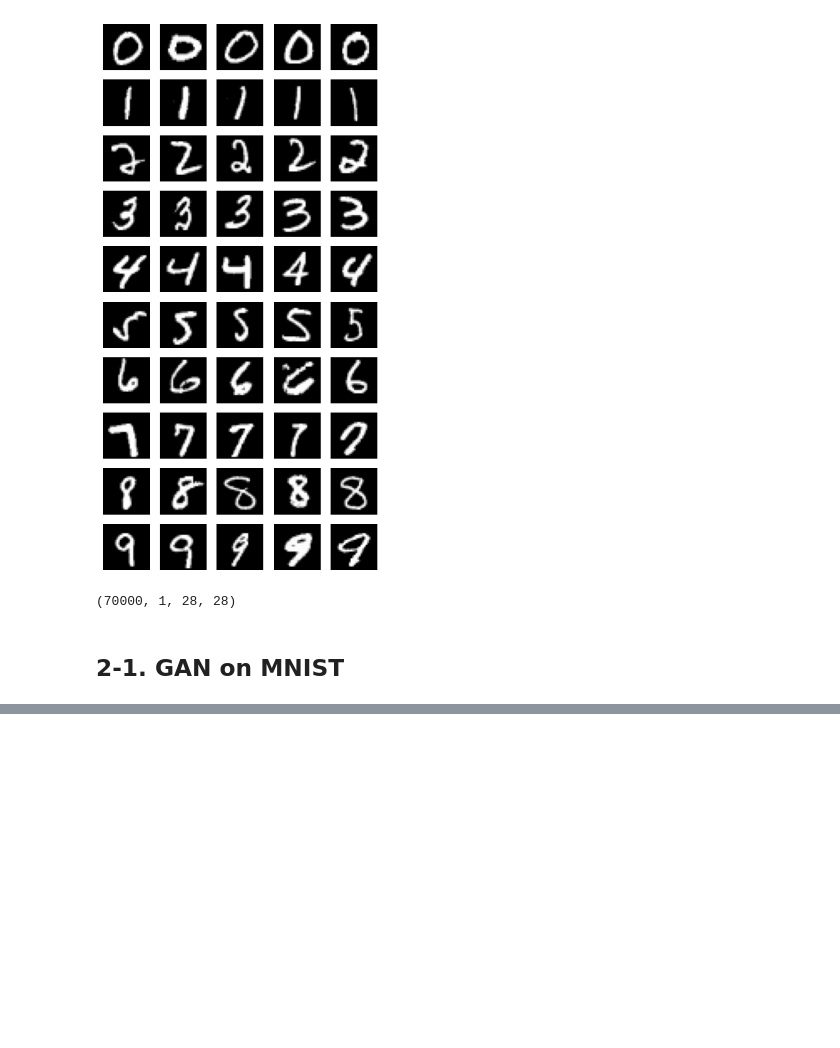
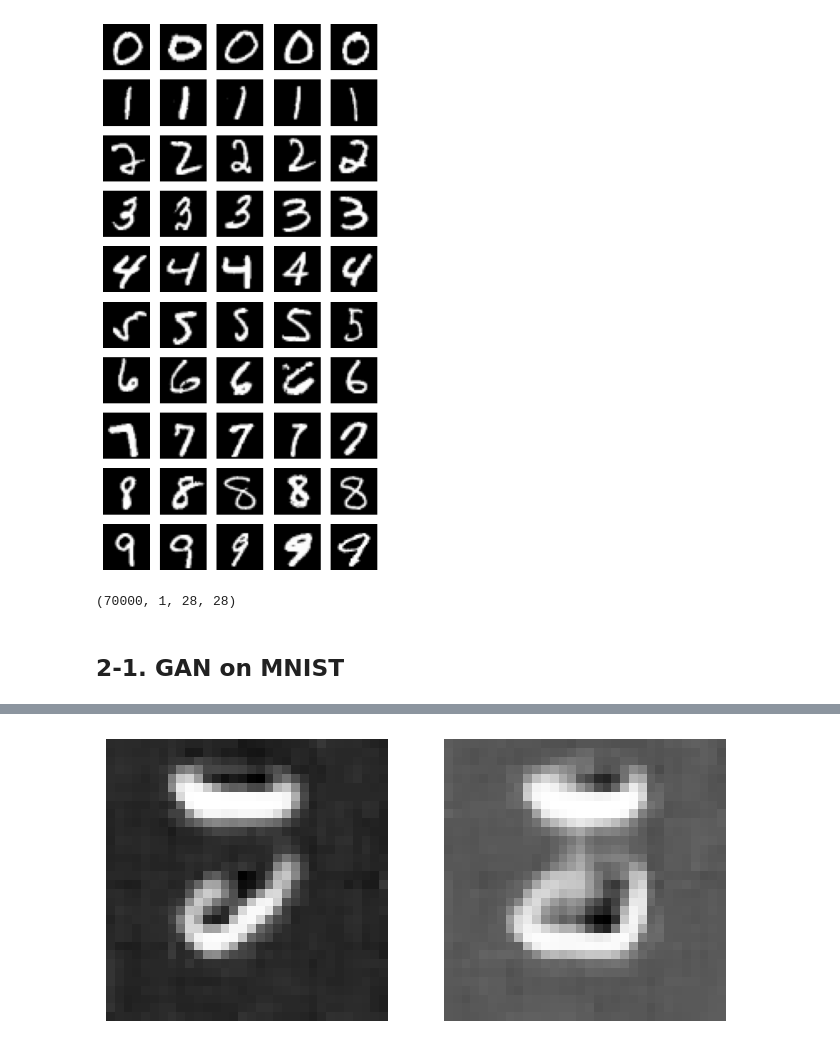
Before and after one commit to pooyaaf/Neural-Networks-Deep-Learning, a Jupyter notebook: Homework/HomeWork6/NNDL_HW6/Q2/Question_2_GenerativeAdverserialNetwork(GAN).ipynb, the cells around one changed output, grey strips where cells are left out. Drawn from its saved outputs; the diff is of its cells as text; code cells hidden in the pictures; blank space fills up the shorter version.

```diff
--- a/Homework/HomeWork6/NNDL_HW6/Q2/Question_2_GenerativeAdverserialNetwork(GAN).ipynb
+++ b/Homework/HomeWork6/NNDL_HW6/Q2/Question_2_GenerativeAdverserialNetwork(GAN).ipynb
@@ -205,0 +587,20 @@ Streaming output truncated to the last 5000 lines.
+# %%
+data_loader, _ = get_mnist_dataloaders(batch_size=64)
+img_size = (32, 32, 1)
+
+generator = Generator(resnet = True, z_size = 128, channel = 1)
+discriminator = Discriminator(resnet = True, spectral_normed = True, num_rotation = 4,
+				 channel = 1, ssup = True)
+
+
+# Initialize optimizers
+betas = (.9, .99)
+G_optimizer = optim.Adam(generator.parameters(), lr=1e-4, betas=betas)
+D_optimizer = optim.Adam(discriminator.parameters(), lr=1e-4, betas=betas)
+
+# Train model
+epochs = 2
+trainer = Trainer(generator, discriminator, G_optimizer, D_optimizer,
+                  weight_rotation_loss_d = 1.0, weight_rotation_loss_g = 0.5,
+                  use_cuda=torch.cuda.is_available())
+trainer.train(data_loader, epochs, save_training_gif=False)
@@ -205,0 +625,26 @@ Streaming output truncated to the last 5000 lines.
+# %%
+import matplotlib.pyplot as plt
+
+# Number of images to generate
+num_generated_images = 2
+
+# Generate images using the trained model
+latent_samples = Variable(trainer.G.sample_latent(num_generated_images))
+if trainer.use_cuda:
+    latent_samples = latent_samples.cuda()
+
+generated_data = trainer.G(latent_samples)
+
+# Remove the extra dimension and convert to numpy array
+generated_images = generated_data[:, 0, :, :].data.cpu().numpy()
+
+# Plot the generated images
+fig, axes = plt.subplots(1, num_generated_images, figsize=(8, 4))
+
+for i in range(num_generated_images):
+    axes[i].imshow(generated_images[i], cmap='gray')
+    axes[i].axis('off')
+
+plt.show()
+# %% [output]
+[figure, added]
```
Also changed, not shown: parts of 18 cells of this notebook.
